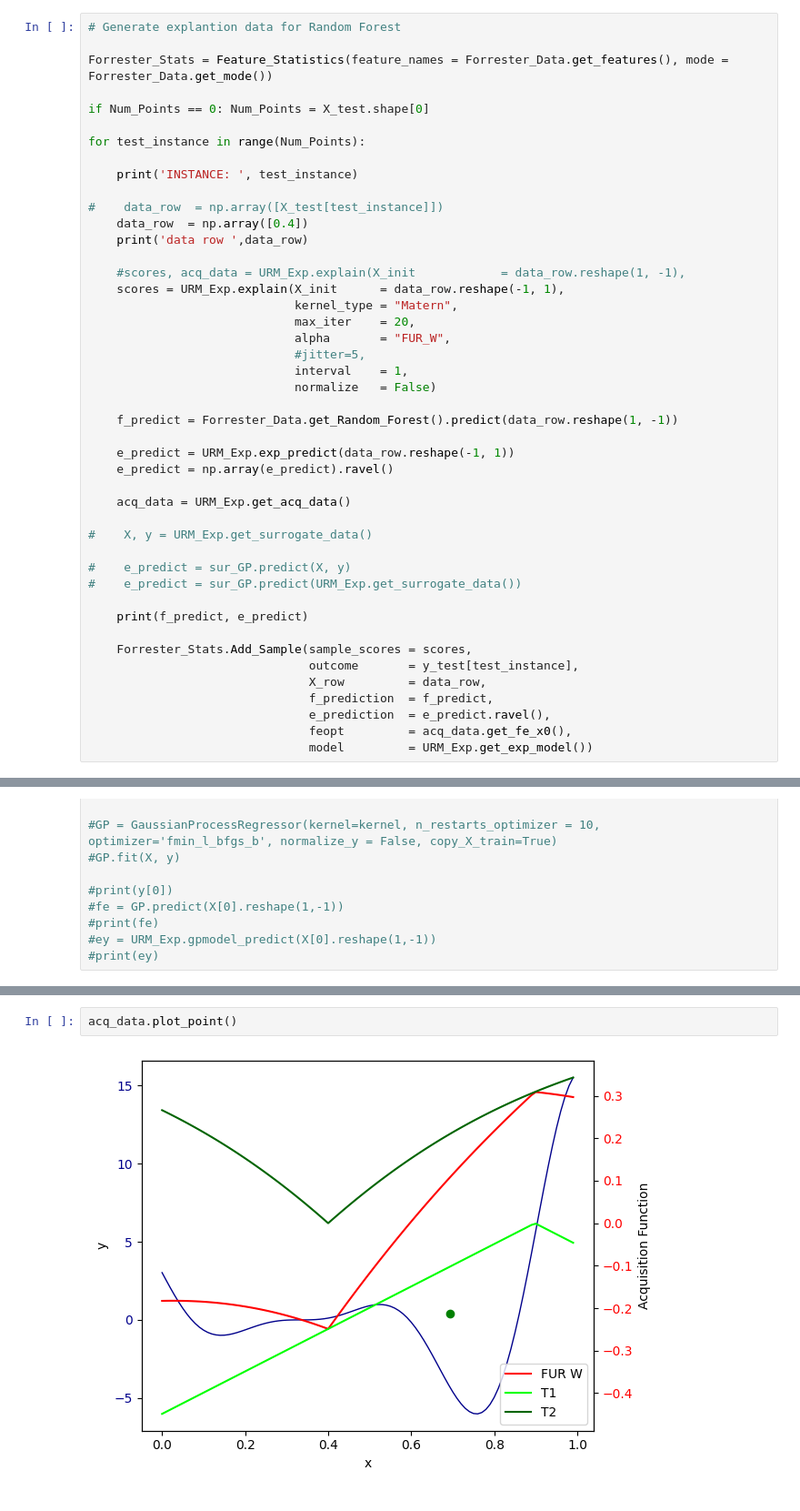
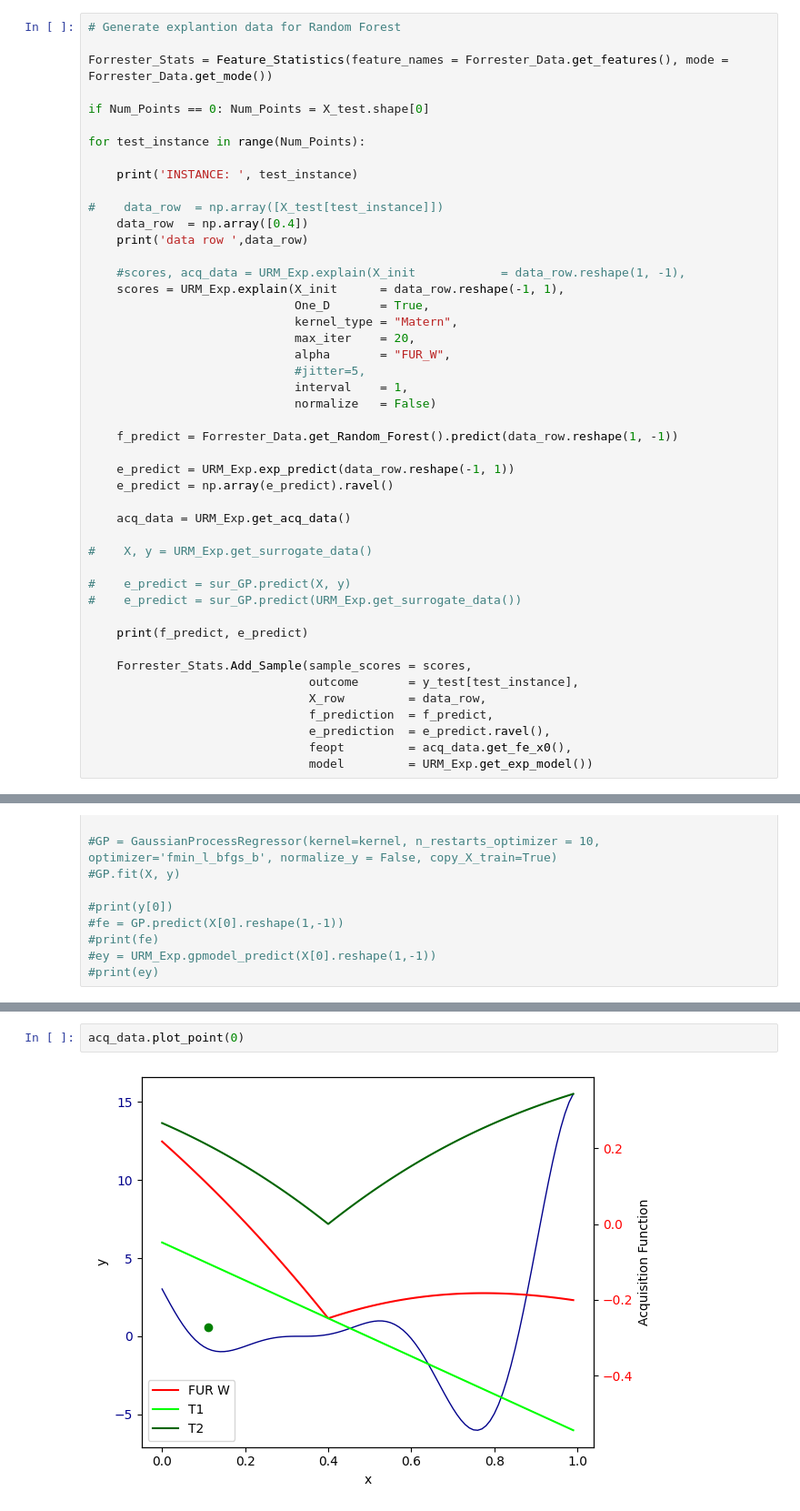
Before and after one commit to Dene-O/MSc_Project, a Jupyter notebook: MSc_project/Project_3_1D/UR_1D_pt4.ipynb, the cells around one changed output, grey strips where cells are left out. Shown at 91% size. Cells and saved outputs as stored; diff of their text form.

```diff
--- a/MSc_project/Project_3_1D/UR_1D_pt4.ipynb
+++ b/MSc_project/Project_3_1D/UR_1D_pt4.ipynb
@@ -80,6 +80,7 @@ for test_instance in range(Num_Points):
 
     #scores, acq_data = URM_Exp.explain(X_init            = data_row.reshape(1, -1),
     scores = URM_Exp.explain(X_init      = data_row.reshape(-1, 1),
+                             One_D       = True,
                              kernel_type = "Matern",
                              max_iter    = 20,
                              alpha       = "FUR_W",
@@ -173,7 +186,7 @@ from sklearn.gaussian_process.kernels import RBF
 # %%
-acq_data.plot_point()
+acq_data.plot_point(0)
 # %% [output]
-[figure, old version]
+[figure, new version]
 # %%
 acq_data.plot_point(1)
 # %% [output]
```
Also changed, not shown: parts of 30 cells of this notebook, 15 other files.
